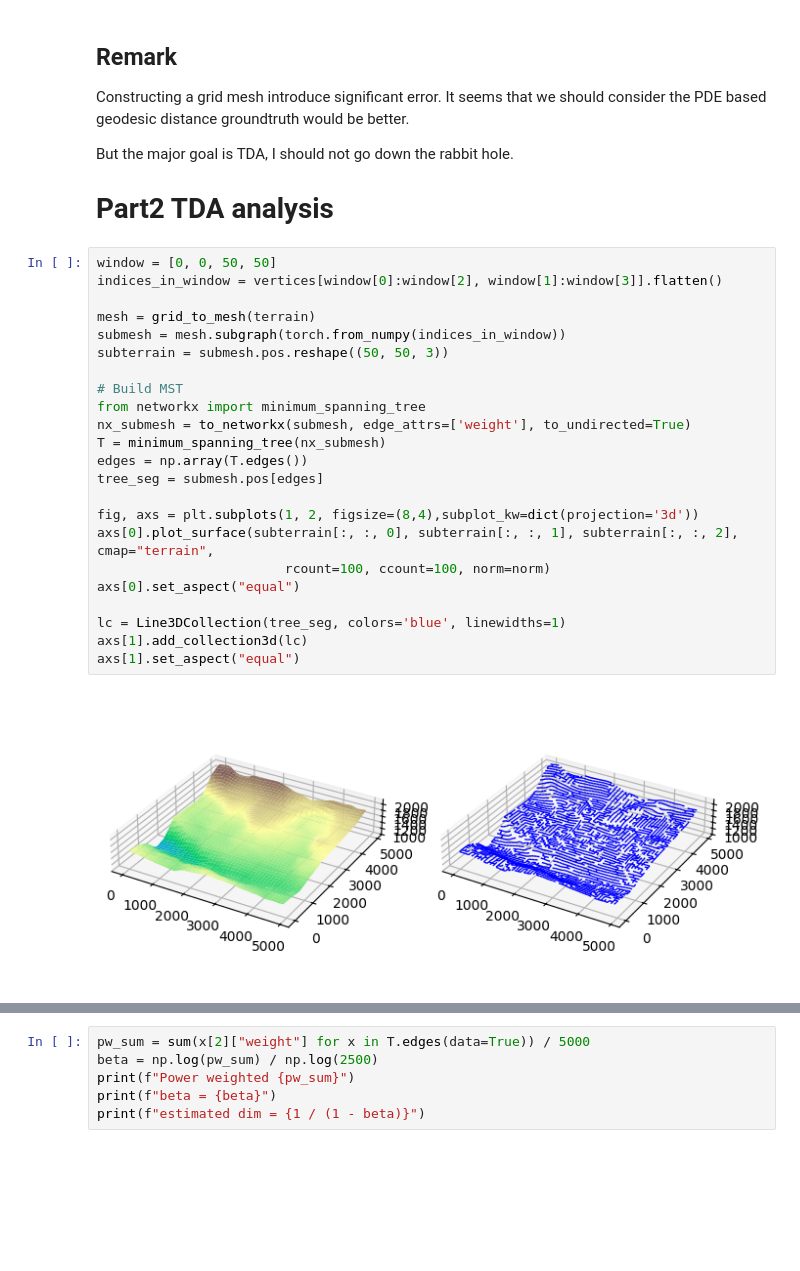
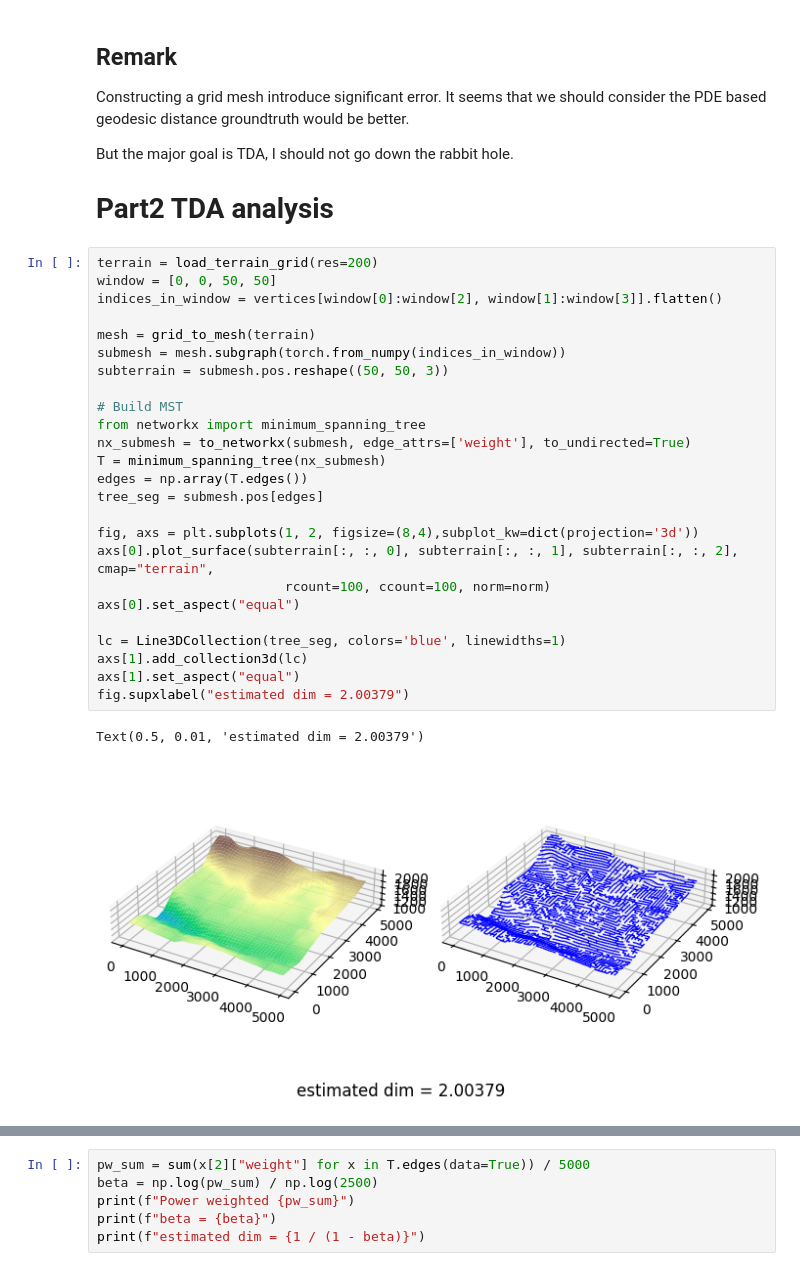
Before and after one commit to qz233/spd_tda, a Jupyter notebook: demo.ipynb, the cells around one changed output, grey strips where cells are left out. Saved outputs shown, nothing was run; the diff lists cells and outputs as text; blank space fills up the shorter version.

```diff
--- a/demo.ipynb
+++ b/demo.ipynb
@@ -228,27 +223,30 @@ But the major goal is TDA, I should not go down the rabbit hole.
 
 # Part2 TDA analysis
 # %%
+terrain = load_terrain_grid(res=200)
 window = [0, 0, 50, 50]
 indices_in_window = vertices[window[0]:window[2], window[1]:window[3]].flatten()
 
 mesh = grid_to_mesh(terrain)
 submesh = mesh.subgraph(torch.from_numpy(indices_in_window))
 subterrain = submesh.pos.reshape((50, 50, 3))
 
 # Build MST
 from networkx import minimum_spanning_tree
 nx_submesh = to_networkx(submesh, edge_attrs=['weight'], to_undirected=True)
 T = minimum_spanning_tree(nx_submesh)
 edges = np.array(T.edges())
 tree_seg = submesh.pos[edges]
 
 fig, axs = plt.subplots(1, 2, figsize=(8,4),subplot_kw=dict(projection='3d'))
 axs[0].plot_surface(subterrain[:, :, 0], subterrain[:, :, 1], subterrain[:, :, 2], cmap="terrain",
                         rcount=100, ccount=100, norm=norm)
 axs[0].set_aspect("equal")
 
 lc = Line3DCollection(tree_seg, colors='blue', linewidths=1)
 axs[1].add_collection3d(lc)
 axs[1].set_aspect("equal")
+fig.supxlabel("estimated dim = 2.00379")
 # %% [output]
+Text(0.5, 0.01, 'estimated dim = 2.00379')
-[figure, old version]
+[figure, new version]
```
Also changed, not shown: parts of 20 cells of this notebook, 16 other files.
